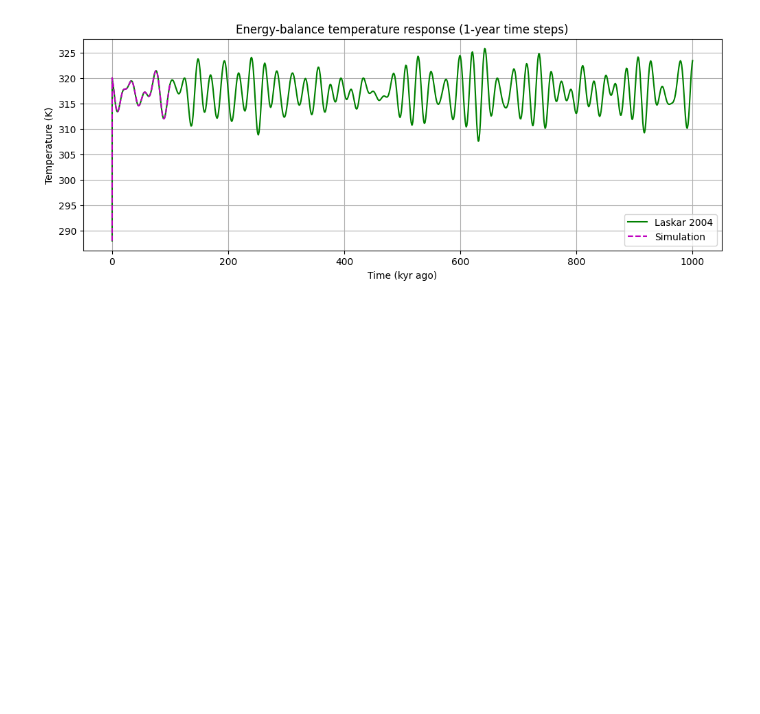
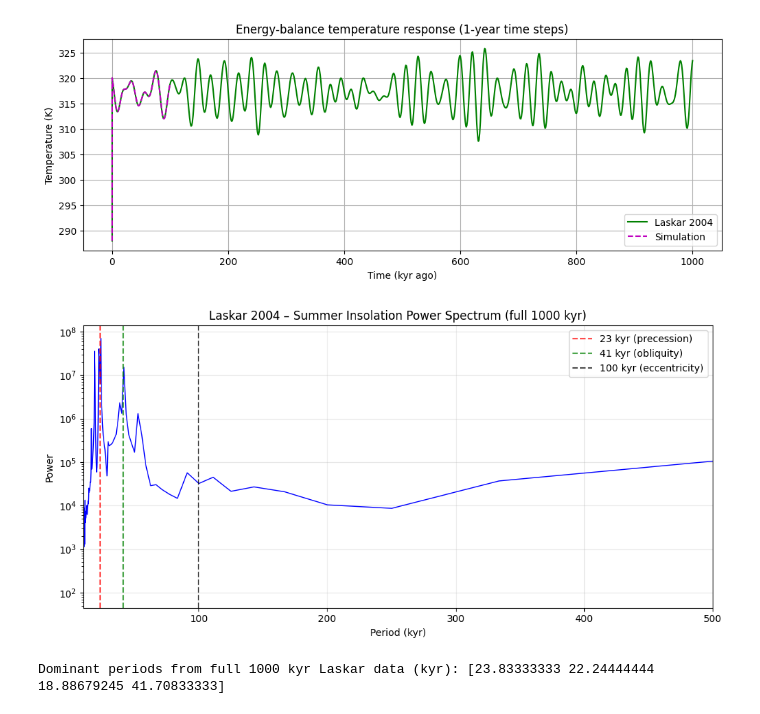
Before and after one commit to hazellau-cpu/earth-orbit-insolation, a Jupyter notebook: annika.ipynb, the cells around one changed output. Saved outputs shown, nothing was run; the diff lists cells and outputs as text; code cells hidden in the pictures; blank space fills up the shorter version.

```diff
--- a/annika.ipynb
+++ b/annika.ipynb
@@ -555,3 +689,46 @@ plt.grid(True)
 plt.show()
 # %% [output]
 [figure]
+# %%
+# If we want to show the accurate peaks at 23, 41, and 100 kyr,
+# we need to run a much longer simulation (e.g., 1 Myr) to get better frequency resolution in the Fourier analysis.
+# Below uses the reference data for 1000kyr to show the peaks clearly
+
+# REFERENCE PLOT: Laskar 2004 – Full 1000 kyr power spectrum
+# (Not for comparison, just to show expected sharp peaks)
+varpi_full = np.arcsin(np.clip(prec_ref / ecc_ref, -1, 1))
+r_solstice_full = (1 - ecc_ref**2) / (1 + ecc_ref * np.cos(np.pi/2 - varpi_full))
+delta_solstice_full = np.arcsin(np.sin(obl_ref) * np.sin(np.pi/2))
+Q_summer_full = daily_insolation(S0, r_solstice_full, phi_65N, delta_solstice_full)
+
+Q_detrend_full = detrend(Q_summer_full)
+n_full = len(Q_detrend_full)
+dt_yr = 1000.0
+freq_full = rfftfreq(n_full, d=dt_yr)
+power_full = np.abs(rfft(Q_detrend_full))**2
+period_kyr_full = 1.0 / (freq_full * 1000)
+
+plt.figure(figsize=(10, 5))
+plt.semilogy(period_kyr_full, power_full, 'b-', linewidth=1)
+plt.xlim(10, 500)
+plt.xlabel('Period (kyr)')
+plt.ylabel('Power')
+plt.title('Laskar 2004 – Summer Insolation Power Spectrum (full 1000 kyr)')
+plt.axvline(23, color='r', linestyle='--', alpha=0.7, label='23 kyr (precession)')
+plt.axvline(41, color='g', linestyle='--', alpha=0.7, label='41 kyr (obliquity)')
+plt.axvline(100, color='k', linestyle='--', alpha=0.7, label='100 kyr (eccentricity)')
+plt.legend()
+plt.grid(True, alpha=0.3)
+plt.tight_layout()
+plt.show()
+
+
+peaks_full, _ = find_peaks(power_full, height=np.max(power_full)*0.1)
+dom_periods_full = period_kyr_full[peaks_full]
+dom_power_full = power_full[peaks_full]
+sorted_idx_full = np.argsort(dom_power_full)[::-1]
+print("\nDominant periods from full 1000 kyr Laskar data (kyr):",
+      dom_periods_full[sorted_idx_full][:5])
+# %% [output]
+[figure, added]
+Dominant periods from full 1000 kyr Laskar data (kyr): [23.83333333 22.24444444 18.88679245 41.70833333]
```
Also changed, not shown: parts of 15 cells of this notebook.
